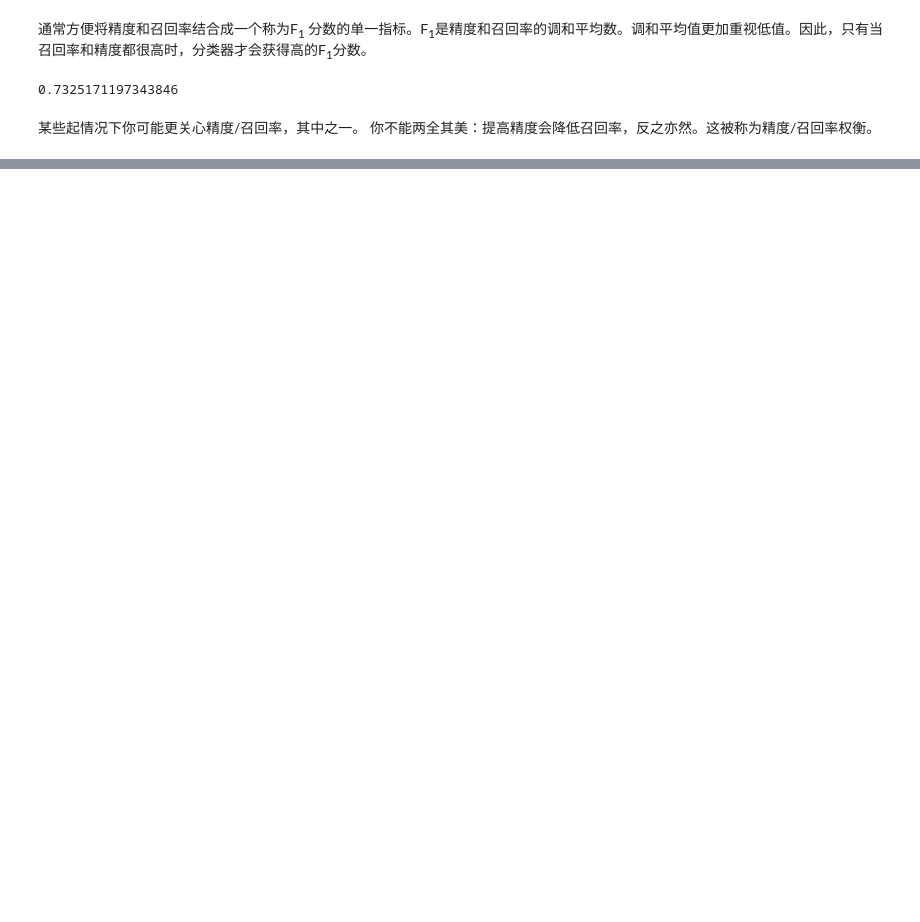
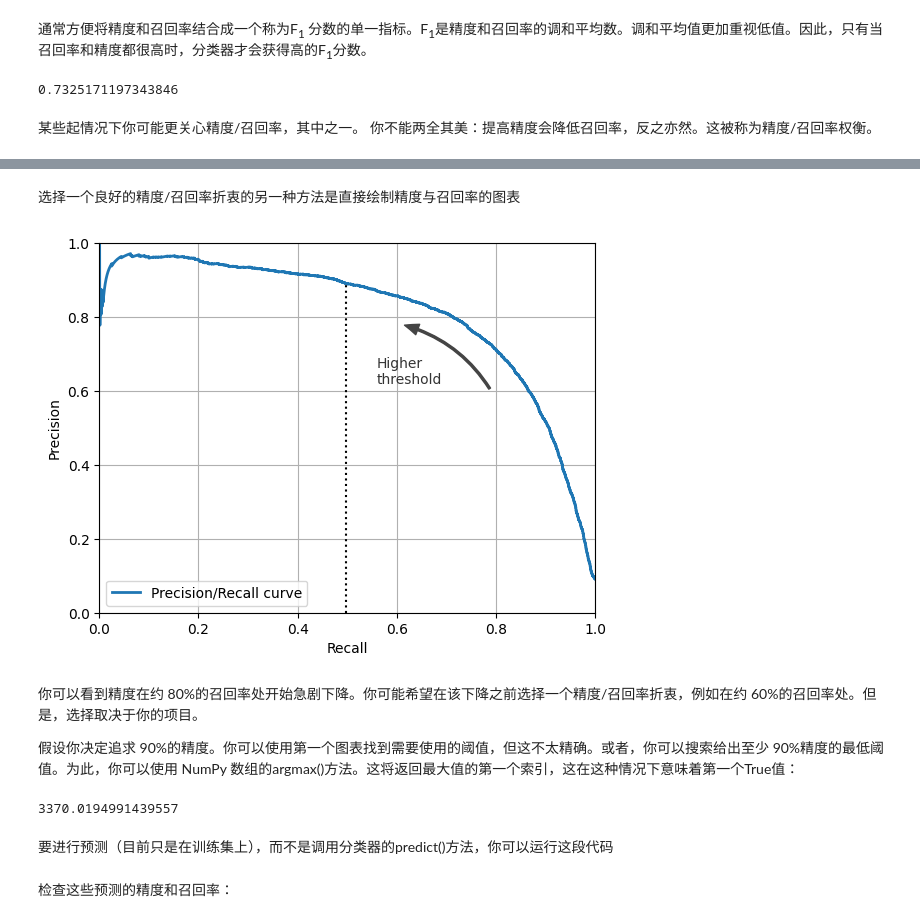
Before and after one commit to carlos19960601/mlnotes, a Jupyter notebook: hands-on-editionv3/03 Classification.ipynb, the cells around one changed output, grey strips where cells are left out. Drawn from its saved outputs; the diff is of its cells as text; code cells hidden in the pictures; blank space fills up the shorter version.

```diff
--- a/hands-on-editionv3/03 Classification.ipynb
+++ b/hands-on-editionv3/03 Classification.ipynb
@@ -146,0 +225,35 @@ f1_score(y_train_5, y_train_pred)
+# %% [markdown]
+选择一个良好的精度/召回率折衷的另一种方法是直接绘制精度与召回率的图表
+# %%
+import matplotlib.patches as patches
+
+plt.plot(recalls, precesions, linewidth=2, label="Precision/Recall curve")
+
+plt.plot([recalls[idx], recalls[idx]], [0., precisions[idx]], "k:")
+
+plt.gca().add_patch(patches.FancyArrowPatch(
+    (0.79, 0.60), (0.61, 0.78),
+    connectionstyle="arc3,rad=.2",
+    arrowstyle="Simple, tail_width=1.5, head_width=8, head_length=10",
+    color="#444444"))
+plt.text(0.56, 0.62, "Higher\nthreshold", color="#333333")
+plt.xlabel("Recall")
+plt.ylabel("Precision")
+plt.axis([0, 1, 0, 1])
+plt.grid()
+plt.legend(loc="lower left")
+plt.show()
+# %% [output]
+[figure, added]
+# %% [markdown]
+你可以看到精度在约 80%的召回率处开始急剧下降。你可能希望在该下降之前选择一个精度/召回率折衷，例如在约 60%的召回率处。但是，选择取决于你的项目。
+
+假设你决定追求 90%的精度。你可以使用第一个图表找到需要使用的阈值，但这不太精确。或者，你可以搜索给出至少 90%精度的最低阈值。为此，你可以使用 NumPy 数组的argmax()方法。这将返回最大值的第一个索引，这在这种情况下意味着第一个True值：
+# %%
+idx_for_90_precision = (precisions >=0.90).argmax()
+threshold_for_90_precision = thresholds[idx_for_90_precision]
+threshold_for_90_precision
+# %% [output]
+3370.0194991439557
+# %% [markdown]
+要进行预测（目前只是在训练集上），而不是调用分类器的predict()方法，你可以运行这段代码
@@ -146,0 +262,2 @@ f1_score(y_train_5, y_train_pred)
+# %% [markdown]
+检查这些预测的精度和召回率：
```
Also changed, not shown: parts of 30 cells of this notebook, 2 other files.
